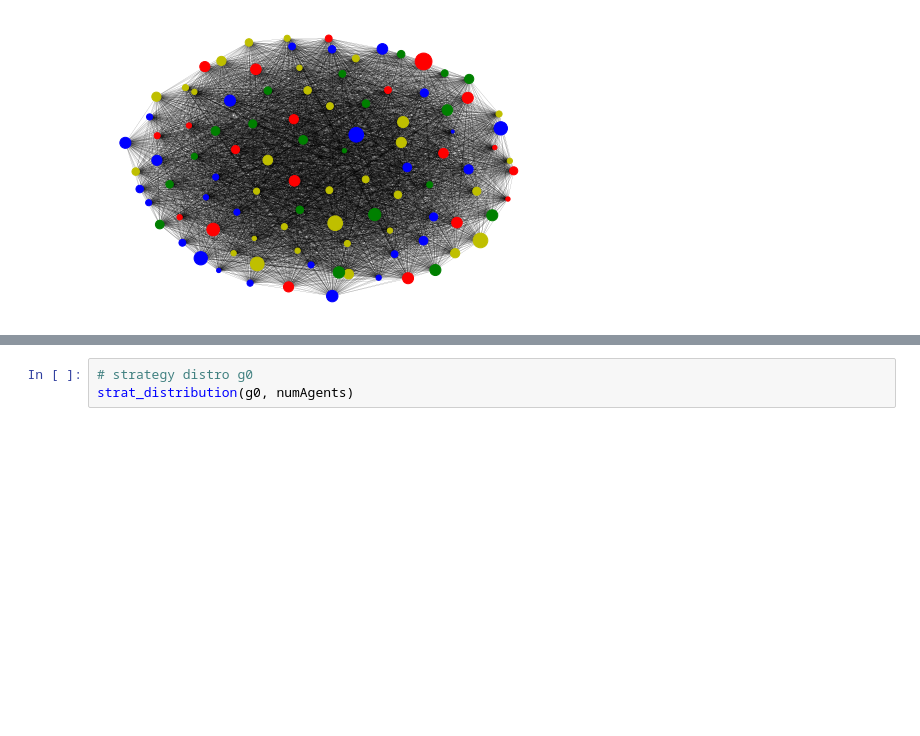
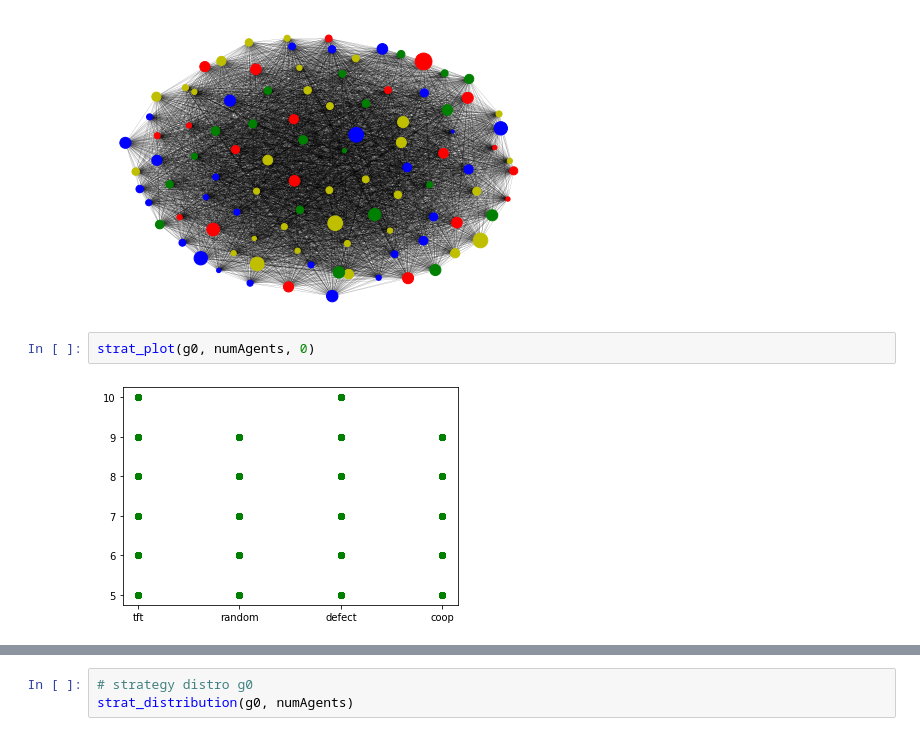
Before and after one commit to scottcohn97/stat535, a Jupyter notebook: lib/sim_h1.ipynb, the cells around one changed output, grey strips where cells are left out. Cells and saved outputs as stored; diff of their text form; blank space fills up the shorter version.

Commit message:
Update sim_funcs to fix strat_plot and game_df

```diff
--- a/lib/sim_h1.ipynb
+++ b/lib/sim_h1.ipynb
@@ -47,3 +47,7 @@ g0.toImage()
 g1.toImage()
 # %% [output]
 [figure]
+# %%
+strat_plot(g0, numAgents, 0)
+# %% [output]
+[figure, added]
```
Also changed, not shown: parts of 3 cells of this notebook, 7 other files.
